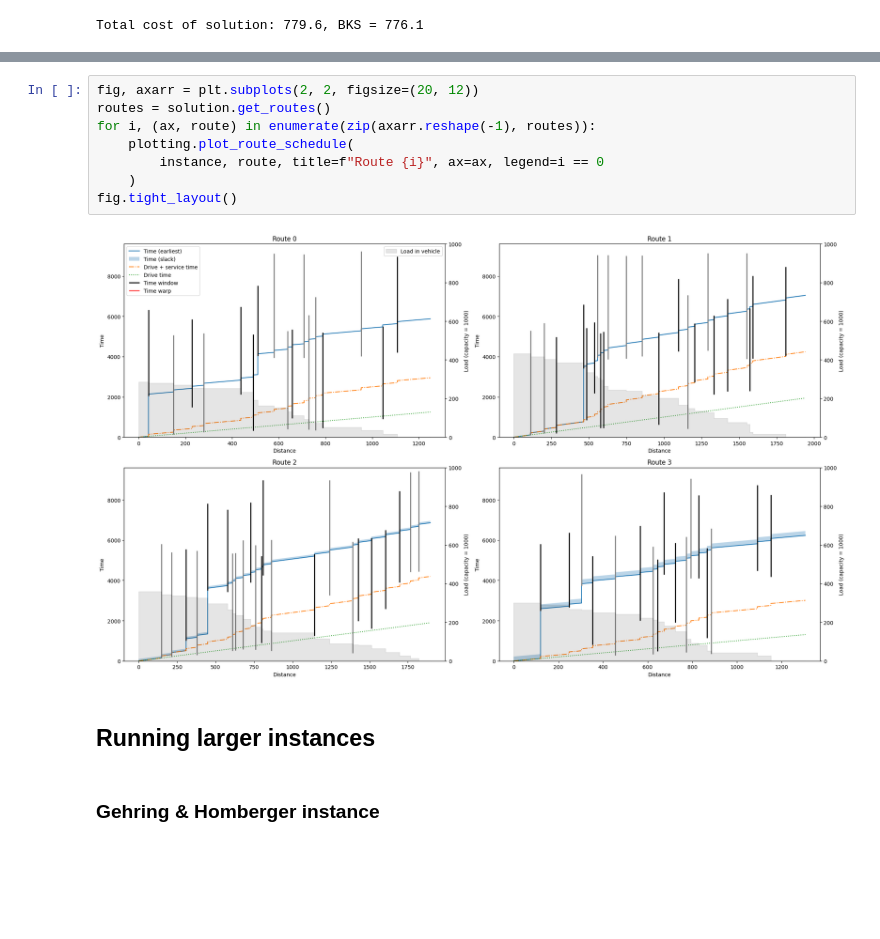
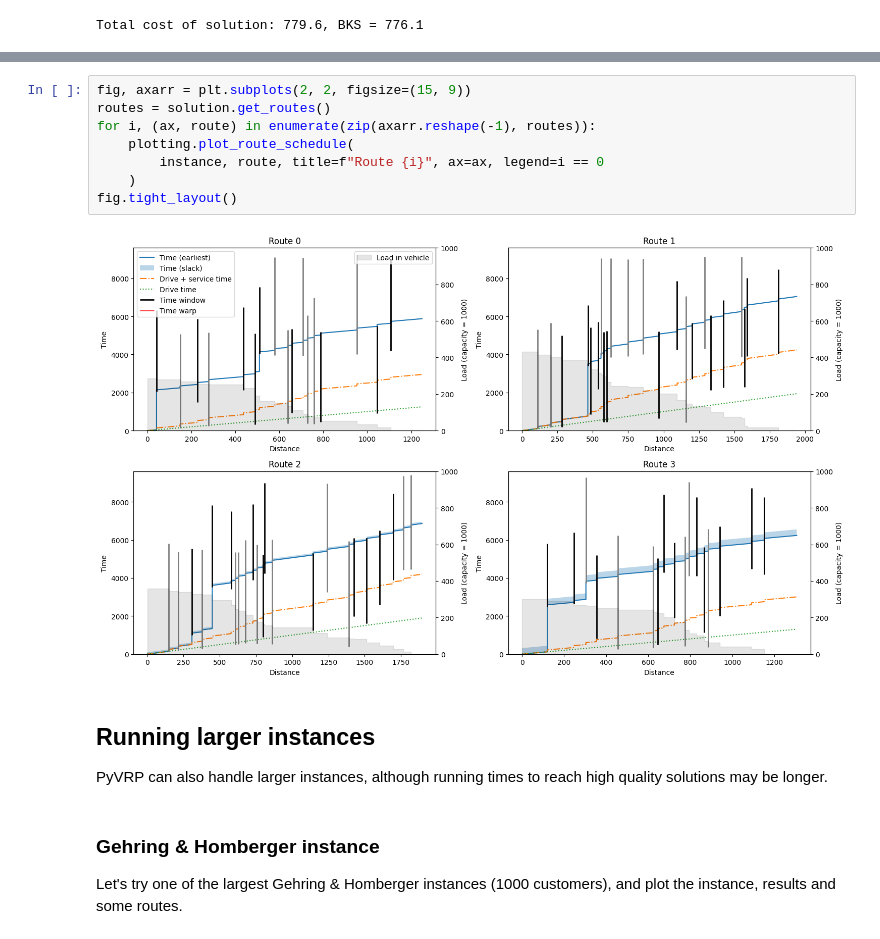
Before and after one commit to PyVRP/PyVRP, a Jupyter notebook: examples/vrptw.ipynb, the cells around one changed output, grey strips where cells are left out. Drawn from its saved outputs; the diff is of its cells as text; blank space fills up the shorter version.

```diff
--- a/examples/vrptw.ipynb
+++ b/examples/vrptw.ipynb
@@ -140,17 +148,19 @@ display(route_stats_df.head())
 # %%
-fig, axarr = plt.subplots(2, 2, figsize=(20, 12))
+fig, axarr = plt.subplots(2, 2, figsize=(15, 9))
 routes = solution.get_routes()
 for i, (ax, route) in enumerate(zip(axarr.reshape(-1), routes)):
     plotting.plot_route_schedule(
         instance, route, title=f"Route {i}", ax=ax, legend=i == 0
     )
 fig.tight_layout()
 # %% [output]
-[figure, old version]
+[figure, new version]
-# %% [markdown]
-## Running larger instances
-# %% [markdown]
-### Gehring & Homberger instance
+# %% [markdown]
+## Running larger instances
+PyVRP can also handle larger instances, although running times to reach high quality solutions may be longer.
+# %% [markdown]
+### Gehring & Homberger instance
+Let's try one of the largest Gehring & Homberger instances (1000 customers), and plot the instance, results and some routes.
 # %%
 # Create directory, download instance and best known solution
 gh_dir = data_dir / "vrptw" / "GH"
```
Also changed, not shown: parts of 26 cells of this notebook.
